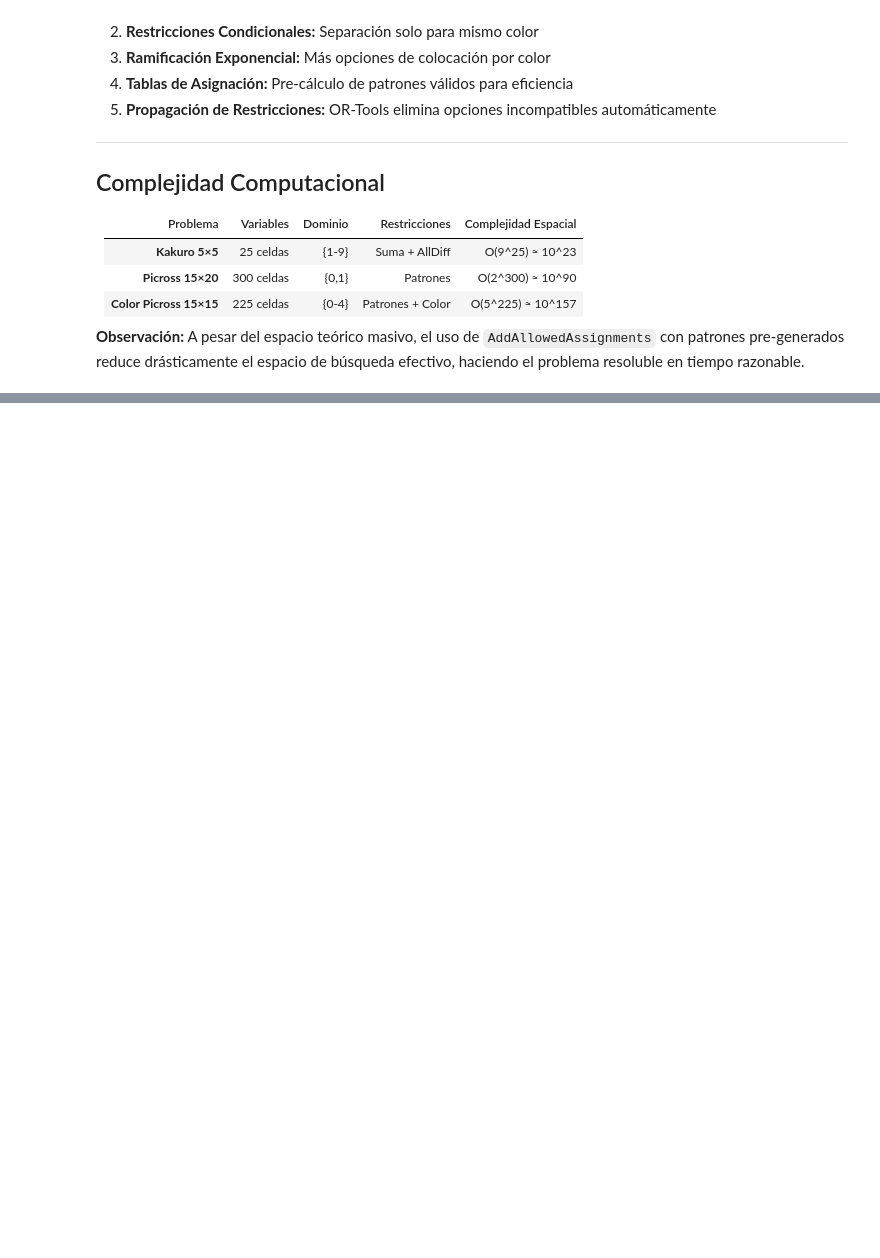
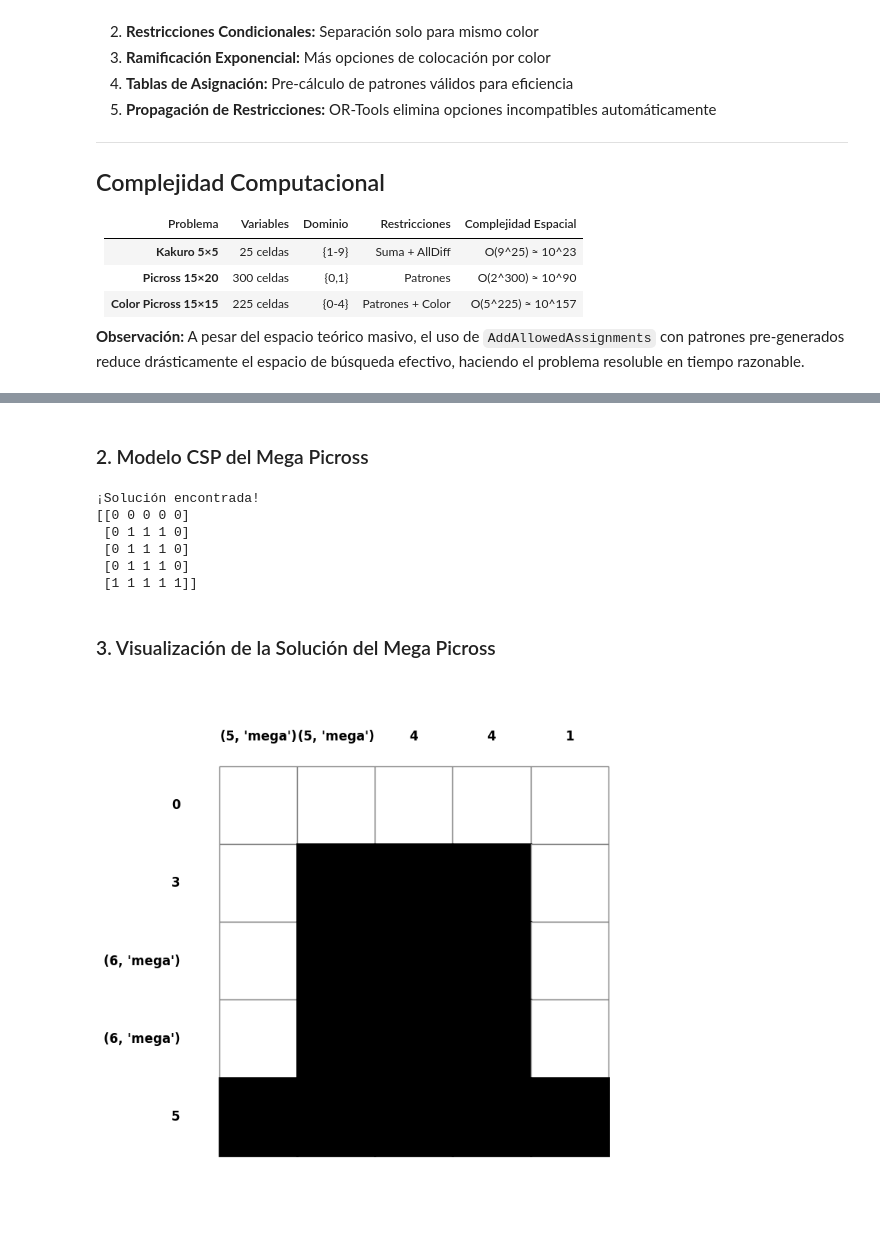
Before and after one commit to LiamQuinoNeff/20252_cst_tf_g3, a Jupyter notebook: picross.ipynb, the cells around one changed output, grey strips where cells are left out. Saved outputs shown, nothing was run; the diff lists cells and outputs as text; code cells hidden in the pictures; blank space fills up the shorter version.

```diff
--- a/picross.ipynb
+++ b/picross.ipynb
@@ -1127,0 +1390,2 @@ for i in range(n):
+# %% [markdown]
+### 2. Modelo CSP del Mega Picross
@@ -1127,0 +1502,70 @@ for i in range(n):
+# %%
+# Resolver el Mega Picross
+solution = solve_mega_picross(row_clues, col_clues)
+
+if solution is not None:
+    print("¡Solución encontrada!")
+    print(solution)
+else:
+    print("No se encontró solución.")
+# %% [output]
+¡Solución encontrada!
+[[0 0 0 0 0]
+ [0 1 1 1 0]
+ [0 1 1 1 0]
+ [0 1 1 1 0]
+ [1 1 1 1 1]]
+# %% [markdown]
+### 3. Visualización de la Solución del Mega Picross
+# %%
+def draw_solution(solution, row_clues, col_clues):
+    """
+    Dibuja la solución del Picross.
+    Basado en la visualización del N-Queens vista en clase.
+
+    Args:
+        solution: Matriz numpy con la solución
+        row_clues: Pistas de las filas
+        col_clues: Pistas de las columnas
+    """
+    n_rows, n_cols = solution.shape
+
+    fig, ax = plt.subplots(figsize=(8, 8))
+    ax.set_xlim(-1, n_cols + 1)
+    ax.set_ylim(-1, n_rows + 1)
+    ax.set_aspect('equal')
+    ax.axis('off')
+
+    # Dibujar las celdas
+    for i in range(n_rows):
+        for j in range(n_cols):
+            if solution[i, j] == 1:
+                # Celda pintada - negro
+                rect = plt.Rectangle((j, n_rows - 1 - i), 1, 1,
+                                     facecolor='black', edgecolor='black', linewidth=2)
+            else:
+                # Celda vacía - blanco con borde
+                rect = plt.Rectangle((j, n_rows - 1 - i), 1, 1,
+                                     facecolor='white', edgecolor='gray', linewidth=1)
+            ax.add_patch(rect)
+
+    # Dibujar pistas de filas
+    for i, clue in enumerate(row_clues):
+        clue_text = ' '.join(map(str, clue))
+        ax.text(-0.5, n_rows - 1 - i + 0.5, clue_text,
+                ha='right', va='center', fontsize=12, fontweight='bold')
+
+    # Dibujar pistas de columnas
+    for j, clue in enumerate(col_clues):
+        clue_text = '\n'.join(map(str, clue))
+        ax.text(j + 0.5, n_rows + 0.3, clue_text,
+                ha='center', va='bottom', fontsize=12, fontweight='bold')
+
+    plt.tight_layout()
+    plt.show()
+
+# Visualizar la solución
+if solution is not None:
+    draw_solution(solution, row_clues, col_clues)
+# %% [output]
+[figure, added]
```
Also changed, not shown: parts of 15 cells of this notebook, 1 other file.
